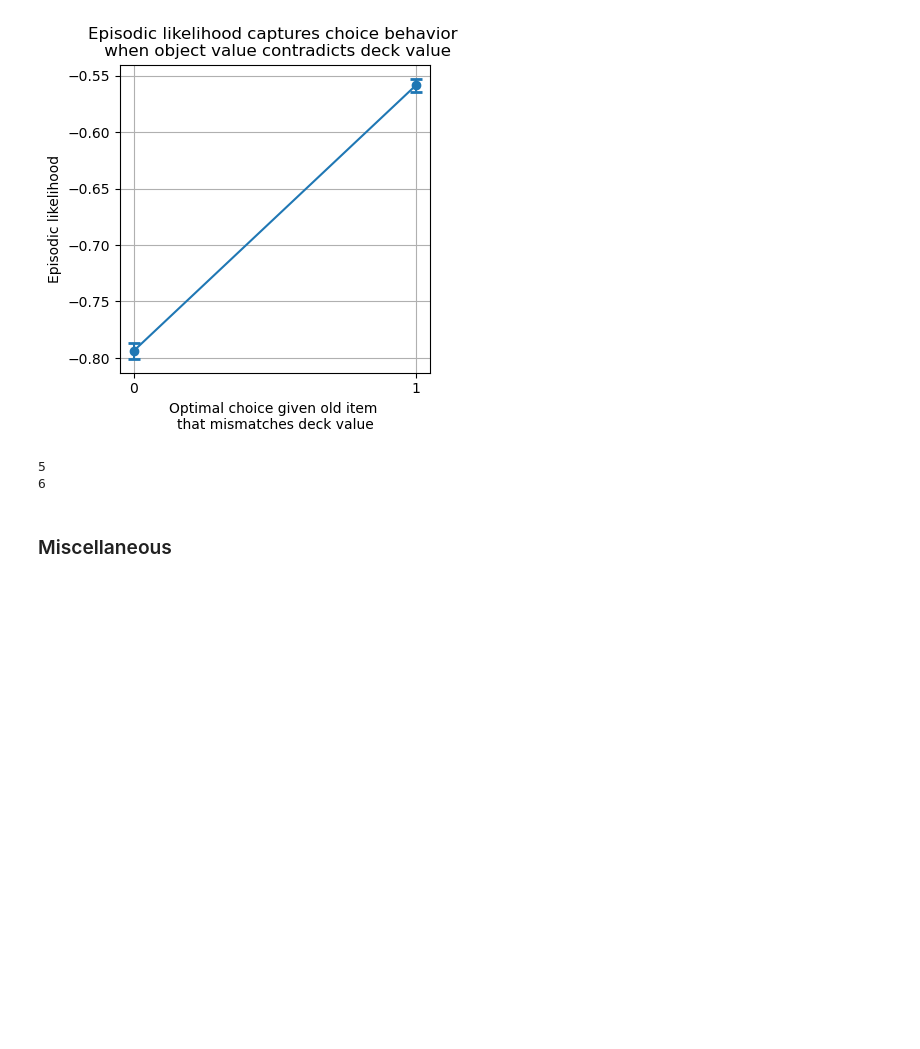
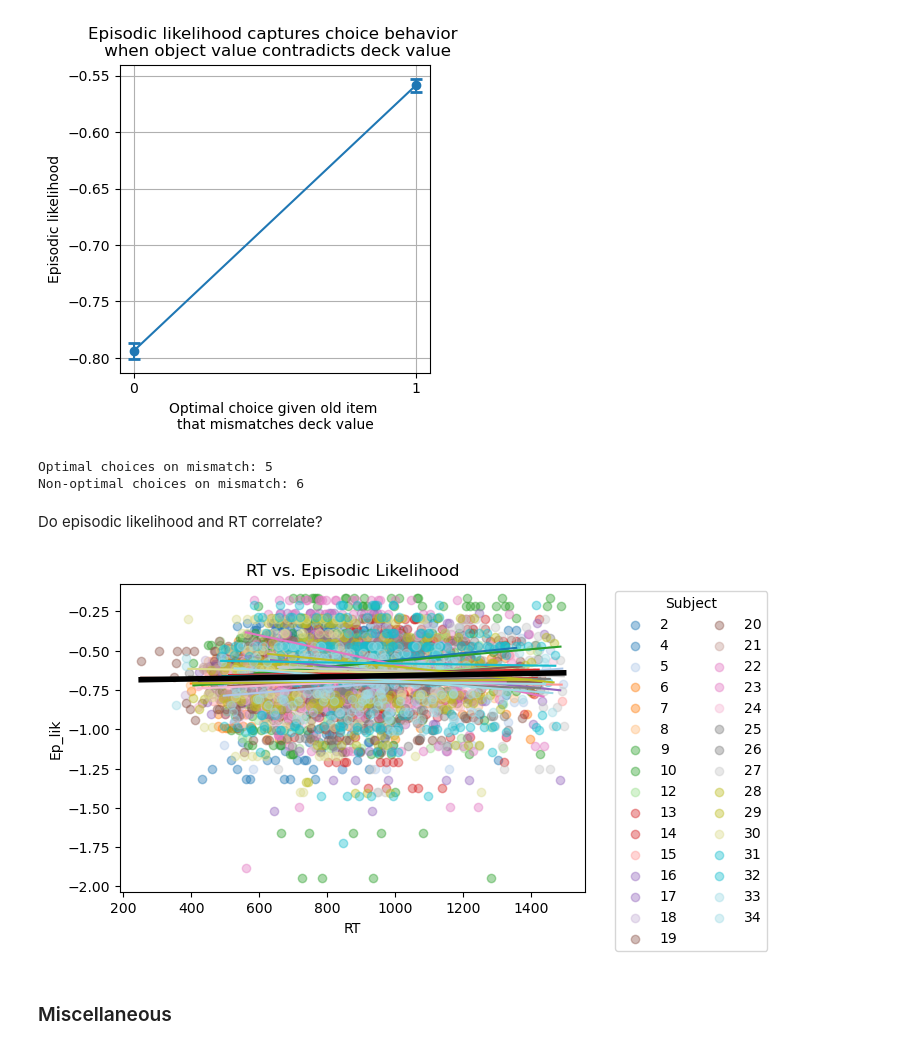
Before and after one commit to csiyer/hybrid_rl, a Jupyter notebook: fmri_analysis/behavior.ipynb, the cells around one changed output. Cells and saved outputs as stored; diff of their text form; code cells hidden in the pictures; blank space fills up the shorter version.

```diff
--- a/fmri_analysis/behavior.ipynb
+++ b/fmri_analysis/behavior.ipynb
@@ -445,11 +455,35 @@ pf.simple_plot_pair(data = data[(data.OldT==1) & (data.ObjDeckMatch==1)], x_var=
 # do we have enough mismatch trials to model in fMRI? in one session
 test = data[(data.OldT==1) & (data.ObjDeckMatch==1)]
 test =test[(test.Sub==2)&(test.Run==1)]
-print(len(test[test.OptObj==0]))
-print(len(test[test.OptObj==1]))
+print("Optimal choices on mismatch:", len(test[test.OptObj==0]))
+print("Non-optimal choices on mismatch:",len(test[test.OptObj==1]))
 # %% [output]
-5
-6
+Optimal choices on mismatch: 5
+Non-optimal choices on mismatch: 6
+# %% [markdown]
+Do episodic likelihood and RT correlate?
+# %%
+from scipy.stats import linregress
+rtdata = data[(~pd.isna(data.RT))&(~pd.isna(data.Ep_lik))]
+subjects = rtdata.Sub.unique()
+color_dict = {sub: plt.cm.tab20(np.linspace(0, 1, len(subjects))) [i] for i, sub in enumerate(subjects)}
+plt.figure(figsize=(6,4))
+for sub in subjects:
+    sub_data = rtdata[rtdata.Sub == sub]
+    plt.scatter(sub_data.RT, sub_data.Ep_lik, color=color_dict[sub], label=sub, alpha=0.4)
+    slope, intercept, _,_,_ = linregress(sub_data.RT, sub_data.Ep_lik)
+    x = np.arange( min(sub_data.RT), max(sub_data.RT))
+    plt.plot(x, x*slope+intercept, color=color_dict[sub])
+slope, intercept,_,_,_ = linregress(rtdata.RT, rtdata.Ep_lik)
+x = np.arange( min(rtdata.RT), max(rtdata.RT))
+plt.plot(x, x*slope+intercept, color='black', linewidth=4)
+plt.xlabel("RT")
+plt.ylabel("Ep_lik")
+plt.legend(title="Subject", bbox_to_anchor=(1.05, 1), loc="upper left", ncol=2)
+plt.title('RT vs. Episodic Likelihood')
+plt.show()
+# %% [output]
+[figure, added]
 # %% [markdown]
 ### Miscellaneous
 # %% [markdown]
```
Also changed, not shown: parts of 1 cell of this notebook, 13 other files.
